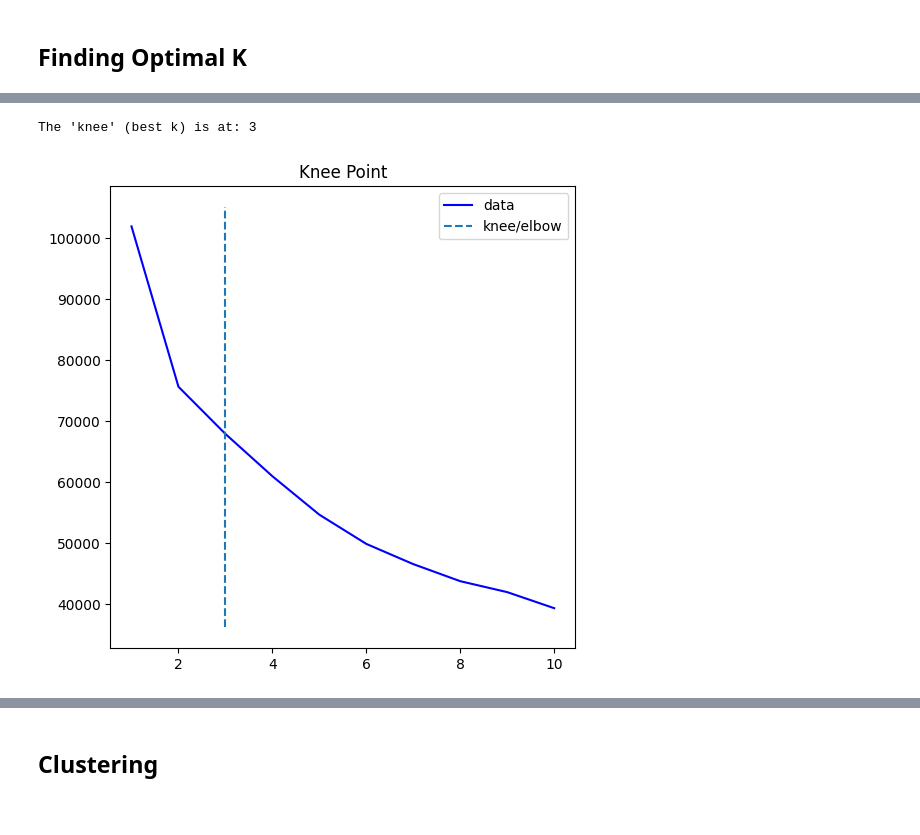
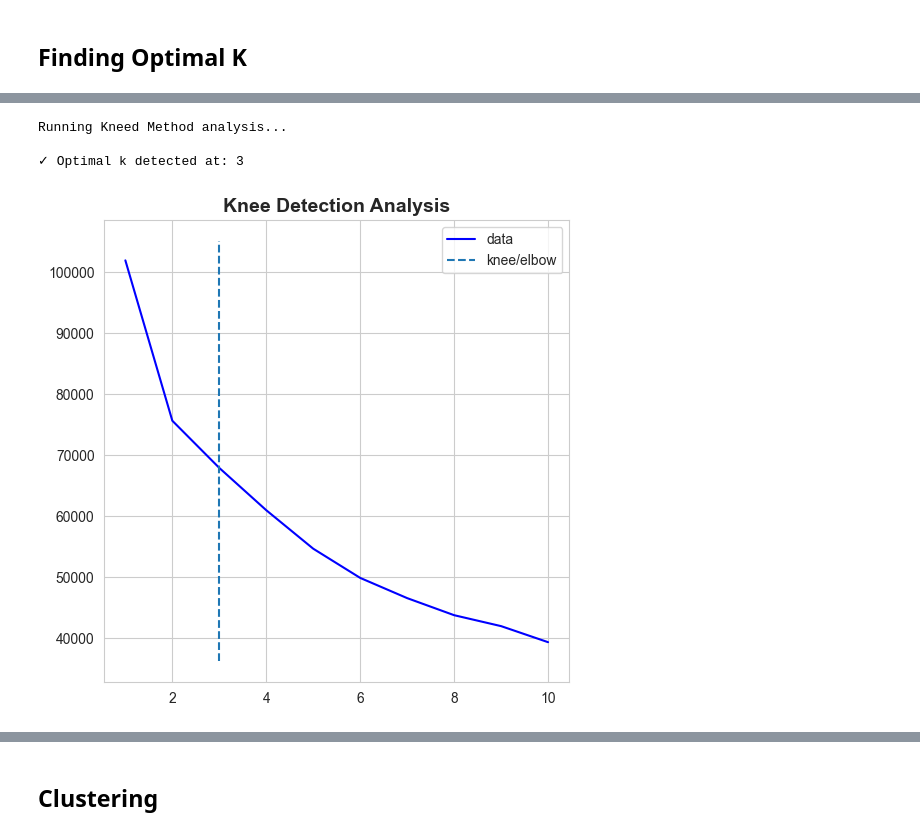
Before and after one commit to Verzional/S5-ML-AFL2, a Jupyter notebook: main.ipynb, the cells around one changed output, grey strips where cells are left out. Drawn from its saved outputs; the diff is of its cells as text; code cells hidden in the pictures.

```diff
--- a/main.ipynb
+++ b/main.ipynb
@@ -491,17 +595,20 @@ plt.show()
 # %% [markdown]
 ## Outlier Removal
 # %%
-original_rows = df_scaled.shape[0]
+# Remove outliers using 3-sigma rule (3 standard deviations)
+print("Removing outliers (beyond 3 standard deviations)...")
 
-# Keep only rows where all column values are within 3 standard deviations
-# (np.abs(df_scaled) < 3) creates a True/False table for all 14 columns
-# .all(axis=1) keeps only rows where *all* columns are True
-df_no_outliers = df_scaled[(np.abs(df_scaled) < 3).all(axis=1)]
+original_rows = len(df_scaled)
 
-final_rows = df_no_outliers.shape[0]
+# Keep only rows where ALL features are within 3 std devs
+df_no_outliers = df_scaled[(np.abs(df_scaled) < 3).all(axis=1)].copy()
+
+final_rows = len(df_no_outliers)
 removed_rows = original_rows - final_rows
+removed_percent = (removed_rows / original_rows) * 100
 
-print(f"Original shape: {df_scaled.shape}")
-print(f"New shape (no outliers): {df_no_outliers.shape}")
-print(f"Removed {removed_rows} outlier rows.")
+print(f"\n{'Original rows:':<20} {original_rows:,}")
+print(f"{'Rows after removal:':<20} {final_rows:,}")
+print(f"{'Removed:':<20} {removed_rows:,} ({removed_percent:.2f}%)")
+print(f"\n✓ Outlier removal complete")
 # %% [output]
@@ -569,21 +703,33 @@ plt.show()
 # %%
-# Kneed Method
-from kneed import KneeLocator
+# Kneed Method for automatic elbow detection
+print("Running Kneed Method analysis...")
 
 try:
-    # Use KneeLocator to find the 'knee' point
     kneedle = KneeLocator(
-        k_range, inertia_scores, S=1.0, curve="convex", direction="decreasing"
+        k_range,
+        inertia_scores,
+        S=1.0,
+        curve="convex",
+        direction="decreasing"
     )
     optimal_k_knee = kneedle.elbow
 
-    print(f"The 'knee' (best k) is at: {optimal_k_knee}")
+    if optimal_k_knee:
+        print(f"\n✓ Optimal k detected at: {optimal_k_knee}")
+    else:
+        print("\n⚠ No clear elbow point detected")
+
+    # Plot with knee point highlighted
     kneedle.plot_knee()
+    plt.title("Knee Detection Analysis", fontsize=14, fontweight='bold')
+    plt.savefig(IMAGES_PATH / "knee_detection.png")
     plt.show()
 
 except Exception as e:
-    print(f"Could not run kneed. Error: {e}")
+    print(f"⚠ Kneed method error: {e}")
 # %% [output]
-The 'knee' (best k) is at: 3
+Running Kneed Method analysis...
+
+✓ Optimal k detected at: 3
-[figure, old version]
+[figure, new version]
 # %%
```
Also changed, not shown: parts of 28 cells of this notebook, 10 other files.
